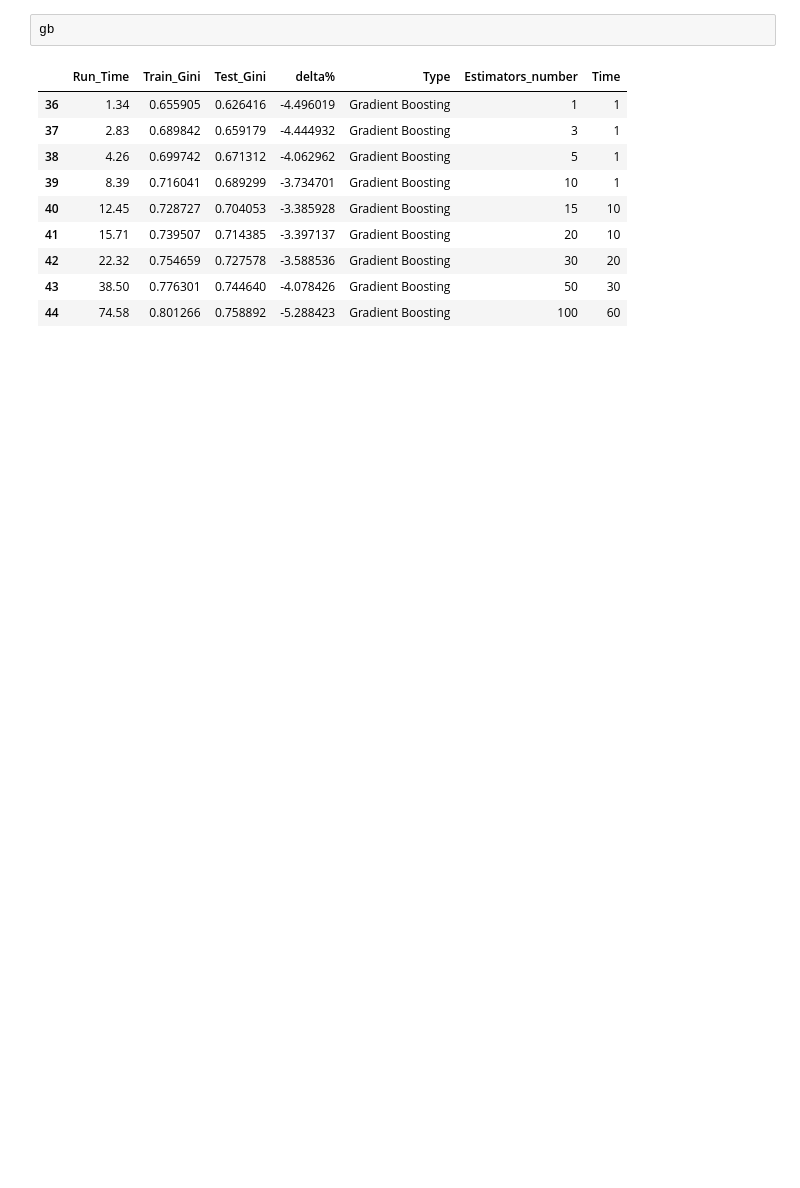
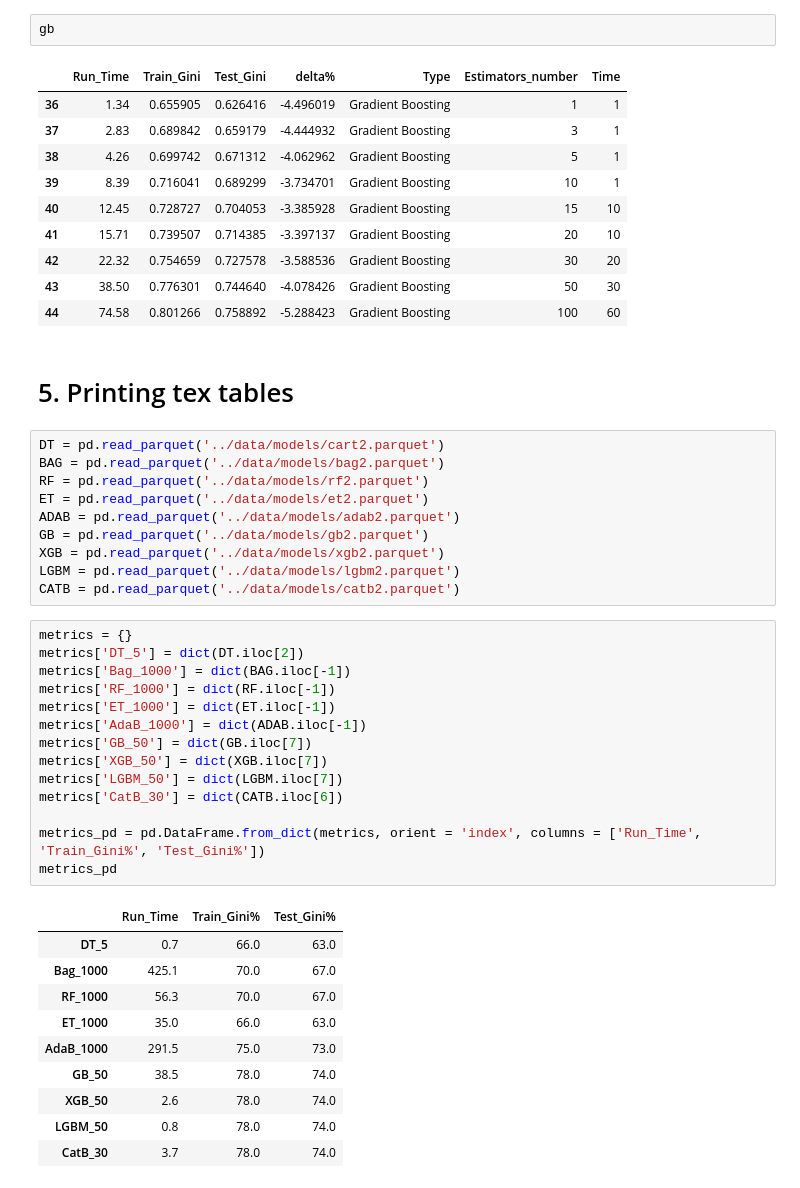
Before and after one commit to GinesMeca/TFG, a Jupyter notebook: notebooks/7. Conclusions.ipynb, the cells around one changed output. Drawn from its saved outputs; the diff is of its cells as text; blank space fills up the shorter version.

Commit message:
Modifying plots, tables and corrections

```diff
--- a/notebooks/7. Conclusions.ipynb
+++ b/notebooks/7. Conclusions.ipynb
@@ -235,3 +236,40 @@ gb
 | 42 | 22.32 | 0.754659 | 0.727578 | -3.588536 | Gradient Boosting | 30 | 20 |
 | 43 | 38.50 | 0.776301 | 0.744640 | -4.078426 | Gradient Boosting | 50 | 30 |
 | 44 | 74.58 | 0.801266 | 0.758892 | -5.288423 | Gradient Boosting | 100 | 60 |
+# %% [markdown]
+# 5. Printing tex tables
+# %%
+DT = pd.read_parquet('../data/models/cart2.parquet')
+BAG = pd.read_parquet('../data/models/bag2.parquet')
+RF = pd.read_parquet('../data/models/rf2.parquet')
+ET = pd.read_parquet('../data/models/et2.parquet')
+ADAB = pd.read_parquet('../data/models/adab2.parquet')
+GB = pd.read_parquet('../data/models/gb2.parquet')
+XGB = pd.read_parquet('../data/models/xgb2.parquet')
+LGBM = pd.read_parquet('../data/models/lgbm2.parquet')
+CATB = pd.read_parquet('../data/models/catb2.parquet')
+# %%
+metrics = {}
+metrics['DT_5'] = dict(DT.iloc[2])
+metrics['Bag_1000'] = dict(BAG.iloc[-1])
+metrics['RF_1000'] = dict(RF.iloc[-1])
+metrics['ET_1000'] = dict(ET.iloc[-1])
+metrics['AdaB_1000'] = dict(ADAB.iloc[-1])
+metrics['GB_50'] = dict(GB.iloc[7])
+metrics['XGB_50'] = dict(XGB.iloc[7])
+metrics['LGBM_50'] = dict(LGBM.iloc[7])
+metrics['CatB_30'] = dict(CATB.iloc[6])
+
+metrics_pd = pd.DataFrame.from_dict(metrics, orient = 'index', columns = ['Run_Time', 'Train_Gini%', 'Test_Gini%'])
+metrics_pd
+# %% [output]
+|  | Run_Time | Train_Gini% | Test_Gini% |
+| DT_5 | 0.7 | 66.0 | 63.0 |
+| Bag_1000 | 425.1 | 70.0 | 67.0 |
+| RF_1000 | 56.3 | 70.0 | 67.0 |
+| ET_1000 | 35.0 | 66.0 | 63.0 |
+| AdaB_1000 | 291.5 | 75.0 | 73.0 |
+| GB_50 | 38.5 | 78.0 | 74.0 |
+| XGB_50 | 2.6 | 78.0 | 74.0 |
+| LGBM_50 | 0.8 | 78.0 | 74.0 |
+| CatB_30 | 3.7 | 78.0 | 74.0 |
```
Also changed, not shown: parts of 1 cell of this notebook, 10 other files.
